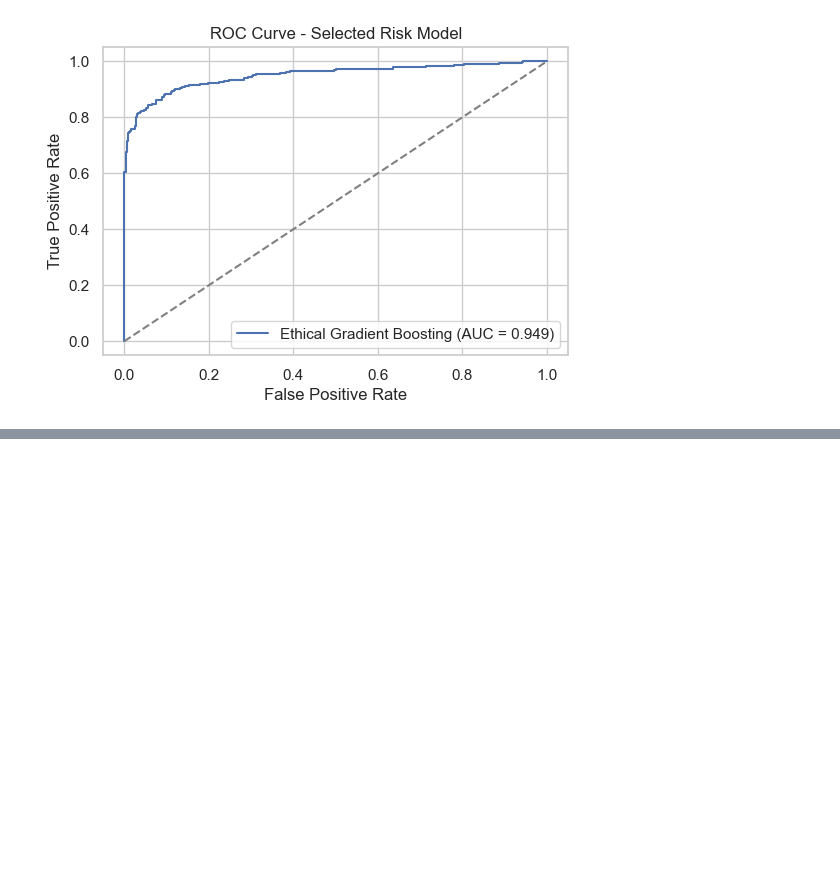
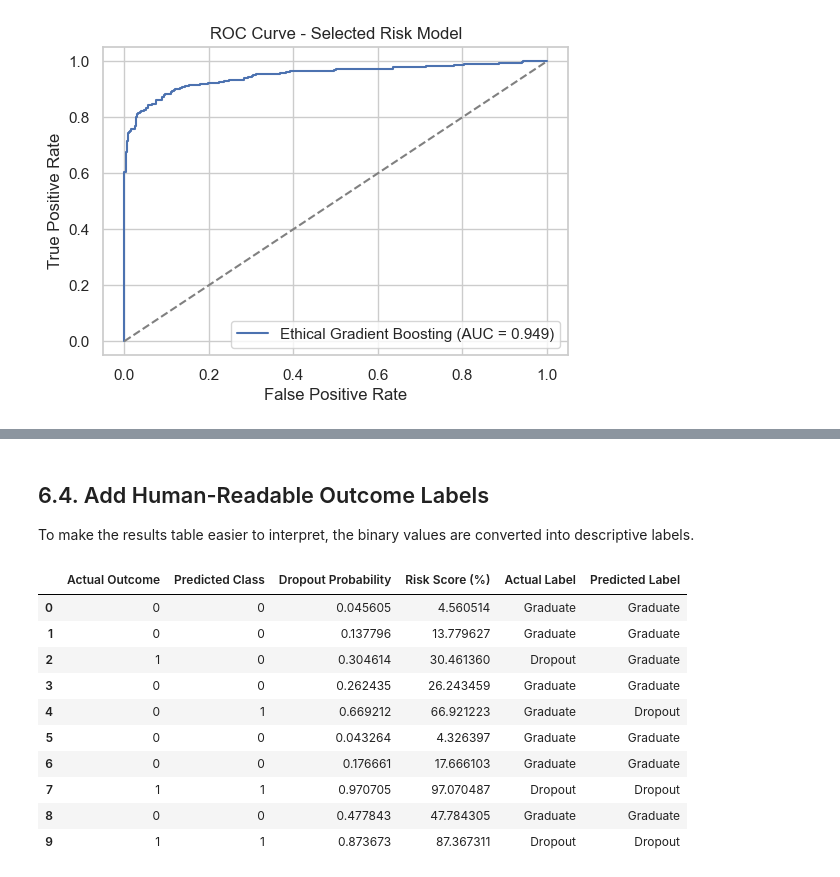
Before and after one commit to DimitarMalamski/student-dropout-predictor, a Jupyter notebook: notebooks/02_student_dropout_risk_scoring.ipynb, the cells around one changed output, grey strips where cells are left out. Drawn from its saved outputs; the diff is of its cells as text; code cells hidden in the pictures; blank space fills up the shorter version.

Commit message:
Defining Risk Score Construction

```diff
--- a/notebooks/02_student_dropout_risk_scoring.ipynb
+++ b/notebooks/02_student_dropout_risk_scoring.ipynb
@@ -488,0 +517,3 @@ Most importantly, the model produces predicted probabilities for the dropout cla
+# %%
+risk_scores = y_probs
+risk_scores_percent = risk_scores * 100
@@ -488,0 +531,9 @@ Most importantly, the model produces predicted probabilities for the dropout cla
+# %%
+results_df = pd.DataFrame({
+  "Actual Outcome": y_test.values,
+  "Predicted Class": y_pred,
+  "Dropout Probability": risk_scores,
+  "Risk Score (%)": risk_scores_percent
+})
+
+results_df.head(10)
@@ -488,0 +552,28 @@ Most importantly, the model produces predicted probabilities for the dropout cla
+# %% [markdown]
+## 6.4. Add Human-Readable Outcome Labels
+
+To make the results table easier to interpret, the binary values are converted into descriptive labels.
+# %%
+results_df["Actual Label"] = results_df["Actual Outcome"].map({
+  1: "Dropout",
+  0: "Graduate"
+})
+
+results_df["Predicted Label"] = results_df["Predicted Class"].map({
+  1: "Dropout",
+  0: "Graduate"
+})
+
+results_df.head(10)
+# %% [output]
+|  | Actual Outcome | Predicted Class | Dropout Probability | Risk Score (%) | Actual Label | Predicted Label |
+| 0 | 0 | 0 | 0.045605 | 4.560514 | Graduate | Graduate |
+| 1 | 0 | 0 | 0.137796 | 13.779627 | Graduate | Graduate |
+| 2 | 1 | 0 | 0.304614 | 30.461360 | Dropout | Graduate |
+| 3 | 0 | 0 | 0.262435 | 26.243459 | Graduate | Graduate |
+| 4 | 0 | 1 | 0.669212 | 66.921223 | Graduate | Dropout |
+| 5 | 0 | 0 | 0.043264 | 4.326397 | Graduate | Graduate |
+| 6 | 0 | 0 | 0.176661 | 17.666103 | Graduate | Graduate |
+| 7 | 1 | 1 | 0.970705 | 97.070487 | Dropout | Dropout |
+| 8 | 0 | 0 | 0.477843 | 47.784305 | Graduate | Graduate |
+| 9 | 1 | 1 | 0.873673 | 87.367311 | Dropout | Dropout |
```
Also changed, not shown: parts of 6 cells of this notebook.
